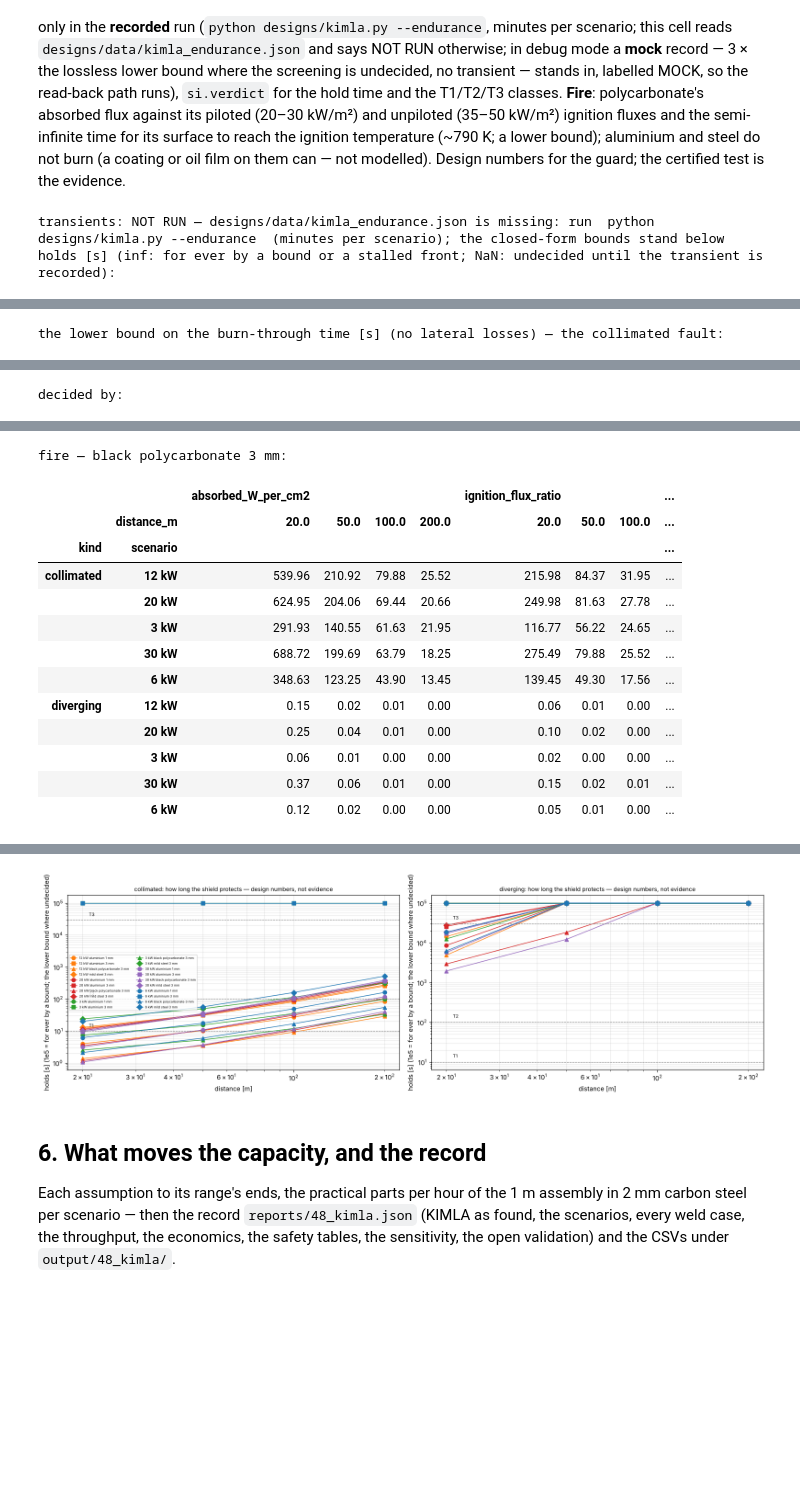
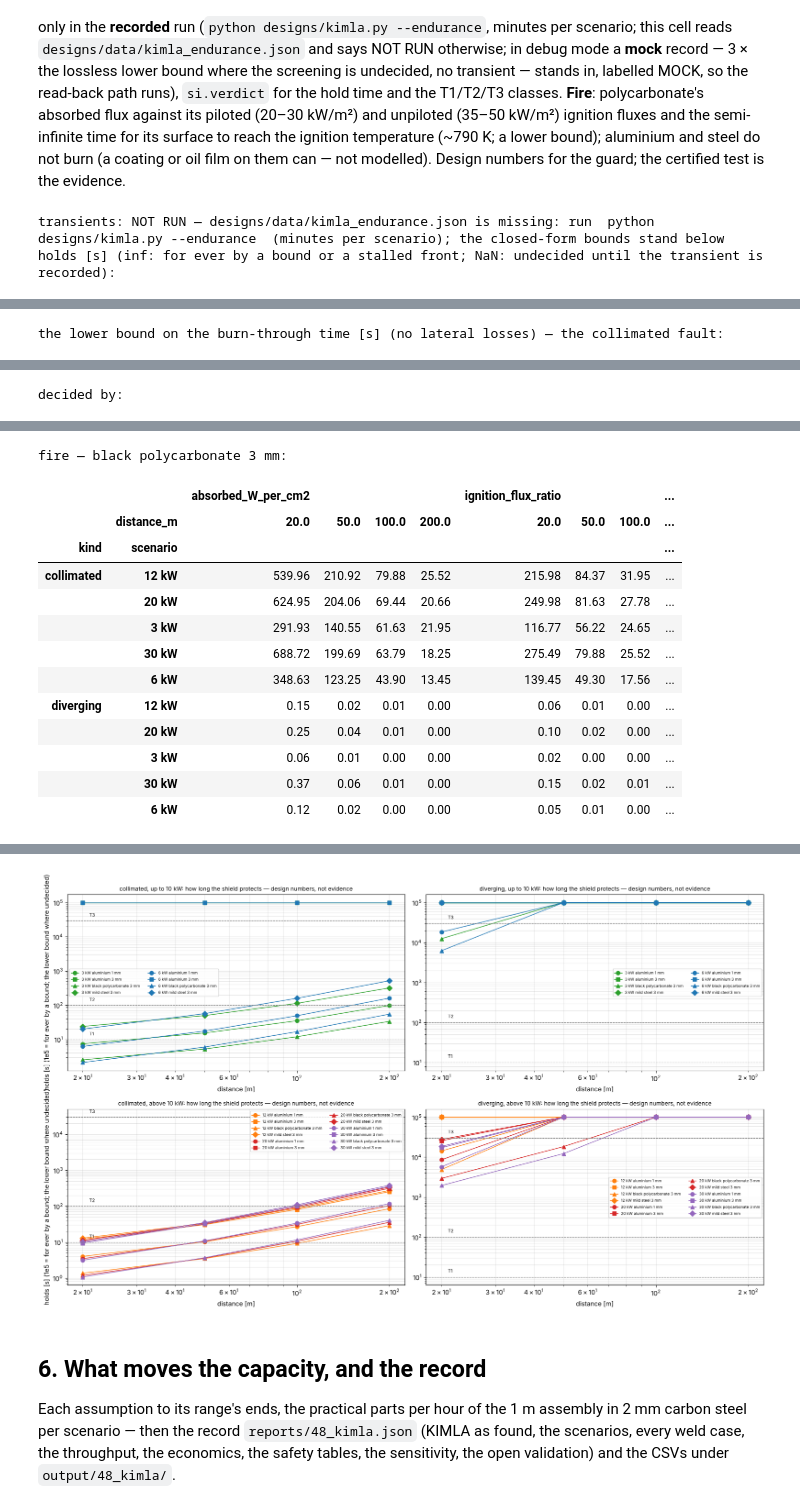
Before and after one commit to technolog-spectrumai/vegeta, a Jupyter notebook: notebooks/48_kimla.ipynb, the cells around one changed output, grey strips where cells are left out. Drawn from its saved outputs; the diff is of its cells as text; code cells hidden in the pictures; blank space fills up the shorter version.

```diff
--- a/notebooks/48_kimla.ipynb
+++ b/notebooks/48_kimla.ipynb
@@ -487,18 +487,21 @@ print("the lower bound on the burn-through time [s] (no lateral losses) — the
 print("decided by:"); display(SEF.groupby(["kind", "material", "source"]).size())
 print("fire — black polycarbonate 3 mm:"); display(SEF[SEF["material"] == "black polycarbonate"].pivot_table(index=["kind", "scenario"], columns="distance_m", values=["absorbed_W_per_cm2", "ignition_flux_ratio", "t_ignition_bound_s"]).round(2))
 display(SEF[SEF["material"] == "black polycarbonate"].pivot_table(index=["kind", "scenario"], columns="distance_m", values="fire_risk", aggfunc="first"))
-fig, axs = plt.subplots(1, 2, figsize=(16, 4.8))
-for ax, kind in zip(axs, ("collimated", "diverging")):
-    sub = SEF[SEF["kind"] == kind]
-    for (k, sh), g in sub.groupby(["scenario", "shield"]):
-        g = g.sort_values("distance_m")
-        y = g["holds_s"].where(g["holds_s"].notna(), g["t_burn_through_lower_bound_s"]).replace(np.inf, 1e5)
-        ax.plot(g["distance_m"], y, marker={"aluminium 1 mm": "o", "aluminium 3 mm": "s", "black polycarbonate 3 mm": "^", "mild steel 3 mm": "D"}[sh], color=km.COL[k], lw=1, label=f"{k} {sh}")
-    for name, t in km.EXPOSURE.items():
-        ax.axhline(t, color="grey", lw=0.8, ls="--"); ax.text(21, t * 1.3, name, fontsize=7)
-    ax.set_xscale("log"); ax.set_yscale("log"); ax.set_xlabel("distance [m]"); ax.set_ylabel("holds [s] (1e5 = for ever by a bound; the lower bound where undecided)")
-    ax.set_title(f"{kind}: how long the shield protects — design numbers, not evidence", fontsize=9); ax.grid(alpha=0.3, which="both")
-axs[0].legend(fontsize=5, ncol=2)
+fig, axs = plt.subplots(2, 2, figsize=(16, 9.5))
+MARK = {"aluminium 1 mm": "o", "aluminium 3 mm": "s", "black polycarbonate 3 mm": "^", "mild steel 3 mm": "D"}
+for row, (band, keys) in enumerate((("up to 10 kW", ("3 kW", "6 kW")), ("above 10 kW", ("12 kW", "20 kW", "30 kW")))):
+    for ax, kind in zip(axs[row], ("collimated", "diverging")):
+        sub = SEF[(SEF["kind"] == kind) & SEF["scenario"].isin(keys)]
+        for (k, sh), g in sub.groupby(["scenario", "shield"]):
+            g = g.sort_values("distance_m")
+            y = g["holds_s"].where(g["holds_s"].notna(), g["t_burn_through_lower_bound_s"]).replace(np.inf, 1e5)
+            ax.plot(g["distance_m"], y, marker=MARK[sh], color=km.COL[k], lw=1, label=f"{k} {sh}")
+        for name, t in km.EXPOSURE.items():
+            ax.axhline(t, color="grey", lw=0.8, ls="--"); ax.text(21, t * 1.3, name, fontsize=7)
+        ax.set_xscale("log"); ax.set_yscale("log"); ax.set_xlabel("distance [m]"); ax.grid(alpha=0.3, which="both")
+        ax.set_title(f"{kind}, {band}: how long the shield protects — design numbers, not evidence", fontsize=9)
+        ax.legend(fontsize=6, ncol=2)
+    axs[row][0].set_ylabel("holds [s] (1e5 = for ever by a bound; the lower bound where undecided)")
 plt.tight_layout(); plt.savefig(OUT / "shield_endurance.png", dpi=110); plt.show()
 # %% [output]
 transients: NOT RUN — designs/data/kimla_endurance.json is missing: run  python designs/kimla.py --endurance  (minutes per scenario); the closed-form bounds stand below
@@ -553,34 +556,34 @@ diverging   aluminium            survives: energy bound
                                  undecided: the recorded run's steady solve / transient decides     7
             mild steel           survives: energy bound                                            18
                                  undecided: the recorded run's steady solve / transient decides     2
 dtype: int64
 fire — black polycarbonate 3 mm:
 |  |  | absorbed_W_per_cm2 |  |  |  | ignition_flux_ratio |  |  | ... |
 |  | distance_m | 20.0 | 50.0 | 100.0 | 200.0 | 20.0 | 50.0 | 100.0 | ... |
 | kind | scenario |  |  |  |  |  |  |  | ... |
 | collimated | 12 kW | 539.96 | 210.92 | 79.88 | 25.52 | 215.98 | 84.37 | 31.95 | ... |
 |  | 20 kW | 624.95 | 204.06 | 69.44 | 20.66 | 249.98 | 81.63 | 27.78 | ... |
 |  | 3 kW | 291.93 | 140.55 | 61.63 | 21.95 | 116.77 | 56.22 | 24.65 | ... |
 |  | 30 kW | 688.72 | 199.69 | 63.79 | 18.25 | 275.49 | 79.88 | 25.52 | ... |
 |  | 6 kW | 348.63 | 123.25 | 43.90 | 13.45 | 139.45 | 49.30 | 17.56 | ... |
 | diverging | 12 kW | 0.15 | 0.02 | 0.01 | 0.00 | 0.06 | 0.01 | 0.00 | ... |
 |  | 20 kW | 0.25 | 0.04 | 0.01 | 0.00 | 0.10 | 0.02 | 0.00 | ... |
 |  | 3 kW | 0.06 | 0.01 | 0.00 | 0.00 | 0.02 | 0.00 | 0.00 | ... |
 |  | 30 kW | 0.37 | 0.06 | 0.01 | 0.00 | 0.15 | 0.02 | 0.01 | ... |
 |  | 6 kW | 0.12 | 0.02 | 0.00 | 0.00 | 0.05 | 0.01 | 0.00 | ... |
 |  | distance_m | 20.0 | 50.0 | 100.0 | 200.0 |
 | kind | scenario |  |  |  |  |
 | collimated | 12 kW | high: above the unpiloted-ignitio... | high: above the unpiloted-ignitio... | high: above the unpiloted-ignitio... | high: above the unpiloted-ignitio... |
 |  | 20 kW | high: above the unpiloted-ignitio... | high: above the unpiloted-ignitio... | high: above the unpiloted-ignitio... | high: above the unpiloted-ignitio... |
 |  | 3 kW | high: above the unpiloted-ignitio... | high: above the unpiloted-ignitio... | high: above the unpiloted-ignitio... | high: above the unpiloted-ignitio... |
 |  | 30 kW | high: above the unpiloted-ignitio... | high: above the unpiloted-ignitio... | high: above the unpiloted-ignitio... | high: above the unpiloted-ignitio... |
 |  | 6 kW | high: above the unpiloted-ignitio... | high: above the unpiloted-ignitio... | high: above the unpiloted-ignitio... | high: above the unpiloted-ignitio... |
 | diverging | 12 kW | low: below a third of the piloted... | low: below a third of the piloted... | low: below a third of the piloted... | low: below a third of the piloted... |
 |  | 20 kW | low: below a third of the piloted... | low: below a third of the piloted... | low: below a third of the piloted... | low: below a third of the piloted... |
 |  | 3 kW | low: below a third of the piloted... | low: below a third of the piloted... | low: below a third of the piloted... | low: below a third of the piloted... |
 |  | 30 kW | low: below a third of the piloted... | low: below a third of the piloted... | low: below a third of the piloted... | low: below a third of the piloted... |
 |  | 6 kW | low: below a third of the piloted... | low: below a third of the piloted... | low: below a third of the piloted... | low: below a third of the piloted... |
-[figure, old version]
+[figure, new version]
 # %% [markdown]
 ## 6. What moves the capacity, and the record
 
```
Also changed, not shown: parts of 1 cell of this notebook, 1 other file.
